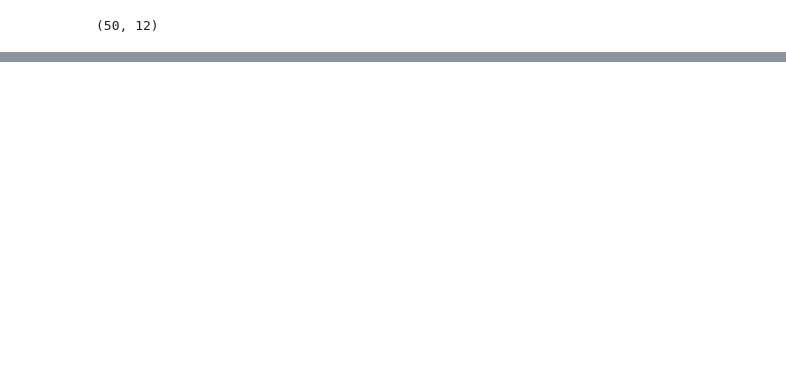
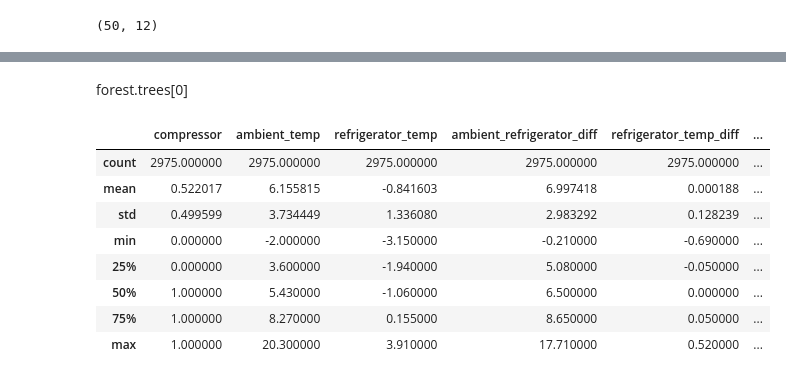
Before and after one commit to jacekdobrowolski/regression_forest, a Jupyter notebook: main.ipynb, the cells around one changed output, grey strips where cells are left out. Saved outputs shown, nothing was run; the diff lists cells and outputs as text; code cells hidden in the pictures; blank space fills up the shorter version.

Commit message:
refactor forest

```diff
--- a/main.ipynb
+++ b/main.ipynb
@@ -142,0 +122,18 @@ print(forest.predict(test[:-1]))
+# %% [markdown]
+forest.trees[0]
+# %%
+df["ambient_refrigerator_diff"] = df["ambient_temp"] - df["refrigerator_temp"]
+df_diff = df.diff().rename(columns={"refrigerator_temp": "refrigerator_temp_diff", "ambient_temp": "ambient_temp_diff"}).loc[:, ["refrigerator_temp_diff","ambient_temp_diff"]]
+frames = [df, df_diff]
+df = pd.concat(frames, axis=1).dropna()
+df.describe()
+# %% [output]
+|  | compressor | ambient_temp | refrigerator_temp | ambient_refrigerator_diff | refrigerator_temp_diff | ... |
+| count | 2975.000000 | 2975.000000 | 2975.000000 | 2975.000000 | 2975.000000 | ... |
+| mean | 0.522017 | 6.155815 | -0.841603 | 6.997418 | 0.000188 | ... |
+| std | 0.499599 | 3.734449 | 1.336080 | 2.983292 | 0.128239 | ... |
+| min | 0.000000 | -2.000000 | -3.150000 | -0.210000 | -0.690000 | ... |
+| 25% | 0.000000 | 3.600000 | -1.940000 | 5.080000 | -0.050000 | ... |
+| 50% | 1.000000 | 5.430000 | -1.060000 | 6.500000 | 0.000000 | ... |
+| 75% | 1.000000 | 8.270000 | 0.155000 | 8.650000 | 0.050000 | ... |
+| max | 1.000000 | 20.300000 | 3.910000 | 17.710000 | 0.520000 | ... |
```
Also changed, not shown: parts of 22 cells of this notebook, 5 other files.
